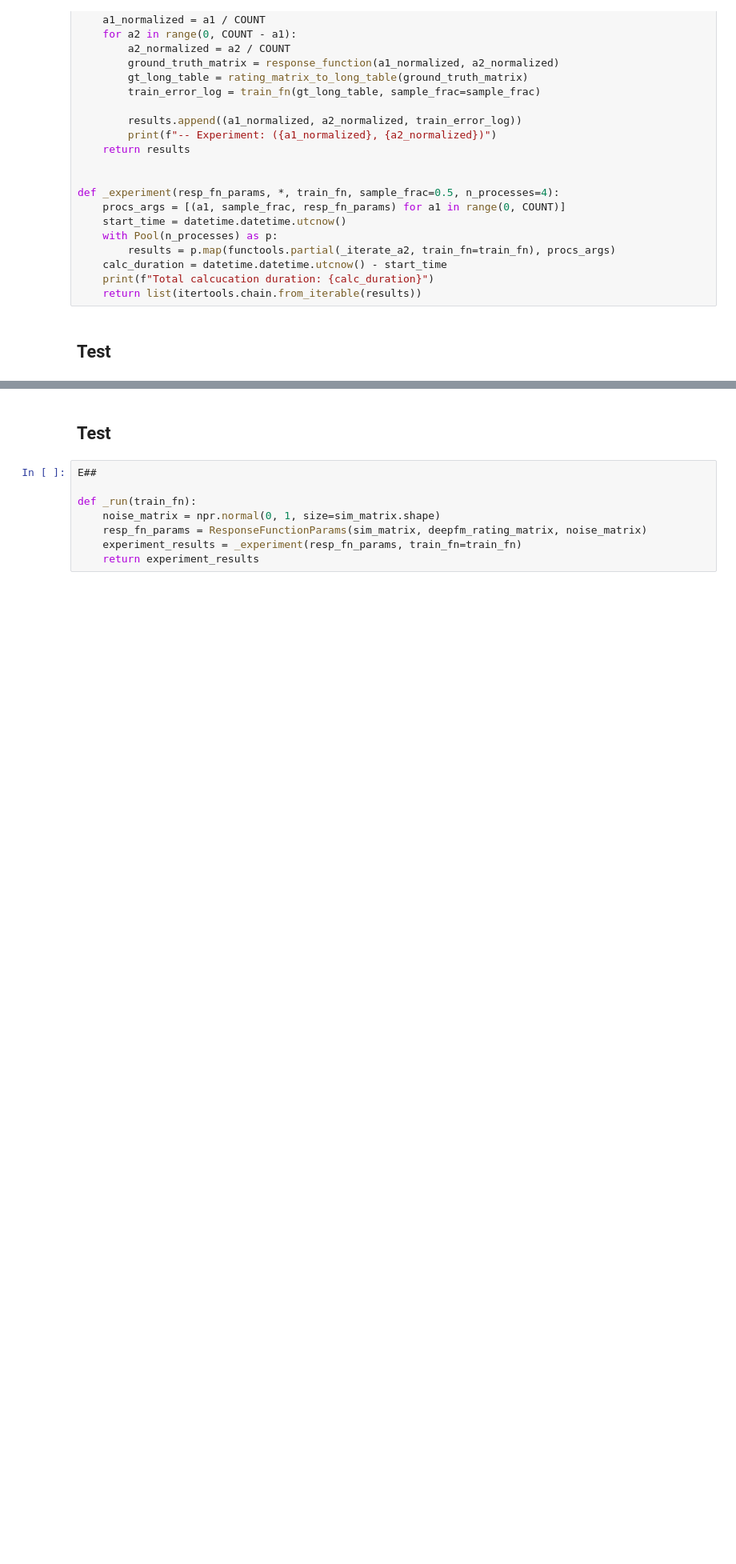
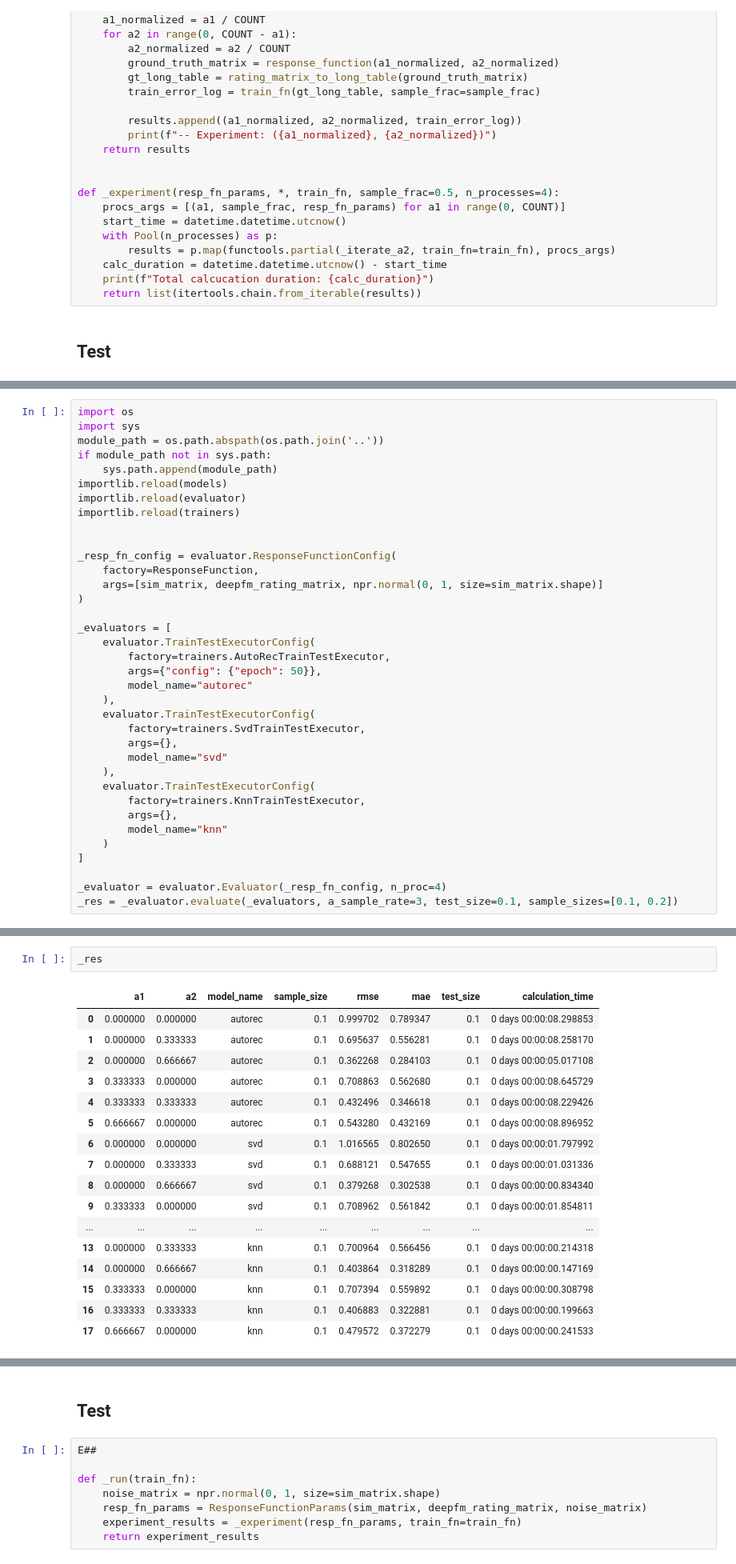
Before and after one commit to vldpro/SynEvaRec, a Jupyter notebook: notebooks/main.ipynb, the cells around one changed output, grey strips where cells are left out. Shown at 80% size. Saved outputs shown, nothing was run; the diff lists cells and outputs as text; blank space fills up the shorter version.

```diff
--- a/notebooks/main.ipynb
+++ b/notebooks/main.ipynb
@@ -641,0 +539,36 @@ INFO:root:autorec - EvaluationResult(a1=0.6666666666666666, a2=0.0, test_error=T
+# %%
+import os
+import sys
+module_path = os.path.abspath(os.path.join('..'))
+if module_path not in sys.path:
+    sys.path.append(module_path)
+importlib.reload(models)
+importlib.reload(evaluator)
+importlib.reload(trainers)
+
+
+_resp_fn_config = evaluator.ResponseFunctionConfig(
+    factory=ResponseFunction,
+    args=[sim_matrix, deepfm_rating_matrix, npr.normal(0, 1, size=sim_matrix.shape)]
+)
+
+_evaluators = [
+    evaluator.TrainTestExecutorConfig(
+        factory=trainers.AutoRecTrainTestExecutor,
+        args={"config": {"epoch": 50}},
+        model_name="autorec"
+    ),
+    evaluator.TrainTestExecutorConfig(
+        factory=trainers.SvdTrainTestExecutor,
+        args={},
+        model_name="svd"
+    ),
+    evaluator.TrainTestExecutorConfig(
+        factory=trainers.KnnTrainTestExecutor,
+        args={},
+        model_name="knn"
+    )
+]
+
+_evaluator = evaluator.Evaluator(_resp_fn_config, n_proc=4)
+_res = _evaluator.evaluate(_evaluators, a_sample_rate=3, test_size=0.1, sample_sizes=[0.1, 0.2])
@@ -641,0 +642,20 @@ INFO:root:autorec - EvaluationResult(a1=0.6666666666666666, a2=0.0, test_error=T
+# %%
+_res
+# %% [output]
+|  | a1 | a2 | model_name | sample_size | rmse | mae | test_size | calculation_time |
+| 0 | 0.000000 | 0.000000 | autorec | 0.1 | 0.999702 | 0.789347 | 0.1 | 0 days 00:00:08.298853 |
+| 1 | 0.000000 | 0.333333 | autorec | 0.1 | 0.695637 | 0.556281 | 0.1 | 0 days 00:00:08.258170 |
+| 2 | 0.000000 | 0.666667 | autorec | 0.1 | 0.362268 | 0.284103 | 0.1 | 0 days 00:00:05.017108 |
+| 3 | 0.333333 | 0.000000 | autorec | 0.1 | 0.708863 | 0.562680 | 0.1 | 0 days 00:00:08.645729 |
+| 4 | 0.333333 | 0.333333 | autorec | 0.1 | 0.432496 | 0.346618 | 0.1 | 0 days 00:00:08.229426 |
+| 5 | 0.666667 | 0.000000 | autorec | 0.1 | 0.543280 | 0.432169 | 0.1 | 0 days 00:00:08.896952 |
+| 6 | 0.000000 | 0.000000 | svd | 0.1 | 1.016565 | 0.802650 | 0.1 | 0 days 00:00:01.797992 |
+| 7 | 0.000000 | 0.333333 | svd | 0.1 | 0.688121 | 0.547655 | 0.1 | 0 days 00:00:01.031336 |
+| 8 | 0.000000 | 0.666667 | svd | 0.1 | 0.379268 | 0.302538 | 0.1 | 0 days 00:00:00.834340 |
+| 9 | 0.333333 | 0.000000 | svd | 0.1 | 0.708962 | 0.561842 | 0.1 | 0 days 00:00:01.854811 |
+| ... | ... | ... | ... | ... | ... | ... | ... | ... |
+| 13 | 0.000000 | 0.333333 | knn | 0.1 | 0.700964 | 0.566456 | 0.1 | 0 days 00:00:00.214318 |
+| 14 | 0.000000 | 0.666667 | knn | 0.1 | 0.403864 | 0.318289 | 0.1 | 0 days 00:00:00.147169 |
+| 15 | 0.333333 | 0.000000 | knn | 0.1 | 0.707394 | 0.559892 | 0.1 | 0 days 00:00:00.308798 |
+| 16 | 0.333333 | 0.333333 | knn | 0.1 | 0.406883 | 0.322881 | 0.1 | 0 days 00:00:00.199663 |
+| 17 | 0.666667 | 0.000000 | knn | 0.1 | 0.479572 | 0.372279 | 0.1 | 0 days 00:00:00.241533 |
```
Also changed, not shown: parts of 14 cells of this notebook, 4 other files.
